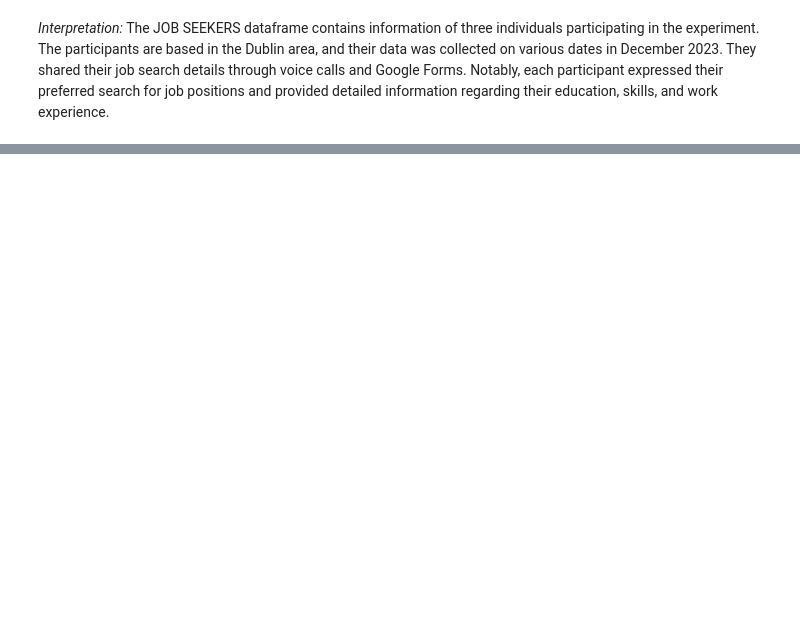
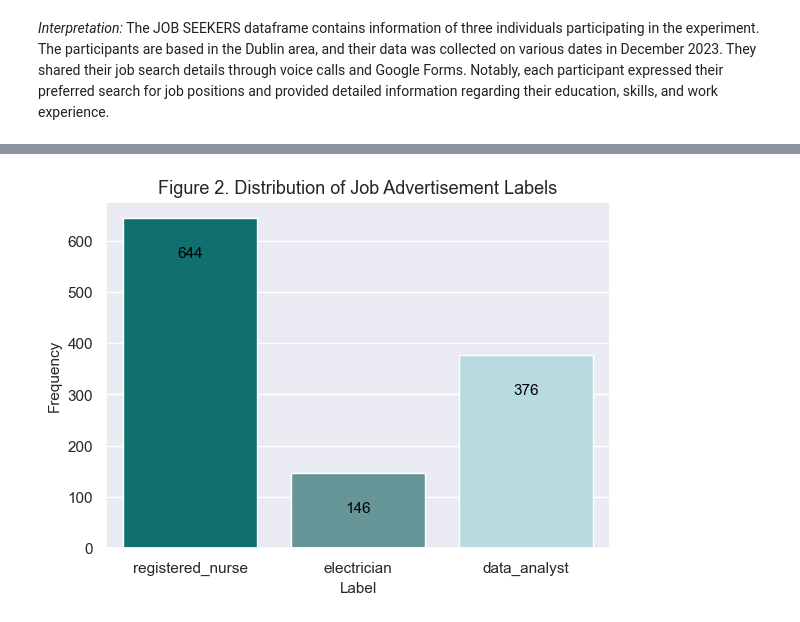
Before and after one commit to temulenbd/project-text-represetation-techniques, a Jupyter notebook: 5. human judgement.ipynb, the cells around one changed output, grey strips where cells are left out. Saved outputs shown, nothing was run; the diff lists cells and outputs as text; code cells hidden in the pictures; blank space fills up the shorter version.

```diff
--- a/5. human judgement.ipynb
+++ b/5. human judgement.ipynb
@@ -344,0 +95,11 @@ print(label_counts)
+# %%
+# Apply minor modifications for further use.
+df_jobads['job_description'] = df_jobads['job_description'].str.replace('\n', ' ')
+df_jobads = df_jobads.dropna().reset_index(drop=True)
+df_jobads['word_count'] = df_jobads['job_description'].apply(lambda x: len(x.split()))
+
+# Print the shape and the columns of job seekers' DF.
+print("The JOB ADS' df has the following shape:", df_jobads.shape)
+print('The columns of the df are:', ', '.join(df_jobads.columns.tolist()))
+
+df_jobads.head(2)
@@ -344,0 +114,21 @@ print(label_counts)
+# %%
+# Plot distribution plot of job ad label.
+sns.set(context='notebook', style='darkgrid')
+plt.figure(figsize=(6.5, 4.5))
+ax = sns.countplot(data=df_jobads, x='label', palette=['teal', 'cadetblue', 'powderblue'])
+plt.title('Figure 2. Distribution of Job Advertisement Labels', fontsize=13)
+plt.xlabel('Label', fontsize=11)
+plt.ylabel('Frequency', fontsize=11)
+
+for p in ax.patches:
+    height = p.get_height()
+    ax.annotate(f'{int(height)}',
+                (p.get_x() + p.get_width() / 2., height),
+                ha='center', va='top',
+                fontsize=11, color='black',
+                xytext=(0, -20),
+                textcoords='offset points')
+
+plt.show()
+# %% [output]
+[figure, added]
```
Also changed, not shown: parts of 154 cells of this notebook, 1 other file.
